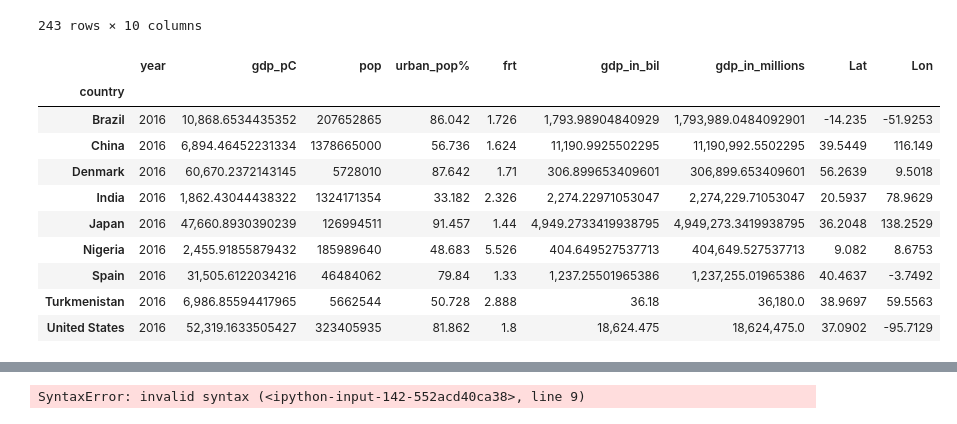
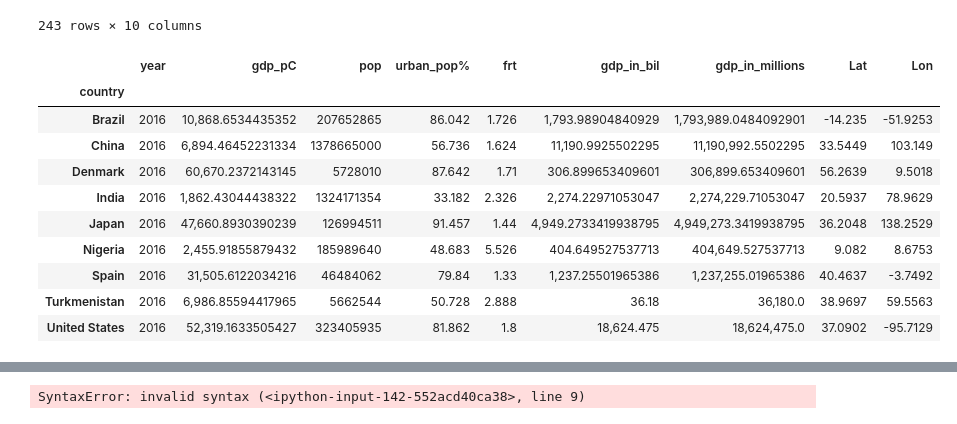
Before and after one commit to NumEconCopenhagen/projects-2019-tba, a Jupyter notebook: dataproject/dataproject/Dataproject_Bianca/Version_1.ipynb, the cells around one changed output, grey strips where cells are left out. Drawn from its saved outputs; the diff is of its cells as text; code cells hidden in the pictures.

```diff
--- a/dataproject/dataproject/Dataproject_Bianca/Version_1.ipynb
+++ b/dataproject/dataproject/Dataproject_Bianca/Version_1.ipynb
@@ -395,8 +395,8 @@ data_wb.loc[row_indexes,'Lat']= -14.2350
 data_wb.loc[row_indexes,'Lon']= -51.9253
 
 row_indexes=data_wb[data_wb['country']== 'China'].index
-data_wb.loc[row_indexes,'Lat']= 39.5449
-data_wb.loc[row_indexes,'Lon']= 116.149
+data_wb.loc[row_indexes,'Lat']= 33.5449
+data_wb.loc[row_indexes,'Lon']= 103.149
 
 row_indexes=data_wb[data_wb['country']== 'Denmark'].index
 data_wb.loc[row_indexes,'Lat']= 56.2639
@@ -461,14 +461,14 @@ round(data_wb,2)
 # %%
 #Bianca
 #creating DataFrame with the location for each country
-locations = data_wb.groupby('country').first()
+locations2016 = data_wb.groupby('country').first()
 
-locations
+locations2016
 # %% [output]
 |  | year | gdp_pC | pop | urban_pop% | frt | gdp_in_bil | gdp_in_millions | Lat | Lon |
 | country |  |  |  |  |  |  |  |  |  |
 | Brazil | 2016 | 10,868.6534435352 | 207652865 | 86.042 | 1.726 | 1,793.98904840929 | 1,793,989.0484092901 | -14.235 | -51.9253 |
-| China | 2016 | 6,894.46452231334 | 1378665000 | 56.736 | 1.624 | 11,190.9925502295 | 11,190,992.5502295 | 39.5449 | 116.149 |
+| China | 2016 | 6,894.46452231334 | 1378665000 | 56.736 | 1.624 | 11,190.9925502295 | 11,190,992.5502295 | 33.5449 | 103.149 |
 | Denmark | 2016 | 60,670.2372143145 | 5728010 | 87.642 | 1.71 | 306.899653409601 | 306,899.653409601 | 56.2639 | 9.5018 |
 | India | 2016 | 1,862.43044438322 | 1324171354 | 33.182 | 2.326 | 2,274.22971053047 | 2,274,229.71053047 | 20.5937 | 78.9629 |
 | Japan | 2016 | 47,660.8930390239 | 126994511 | 91.457 | 1.44 | 4,949.2733419938795 | 4,949,273.3419938795 | 36.2048 | 138.2529 |
```
Also changed, not shown: parts of 9 cells of this notebook, 1 other file.
